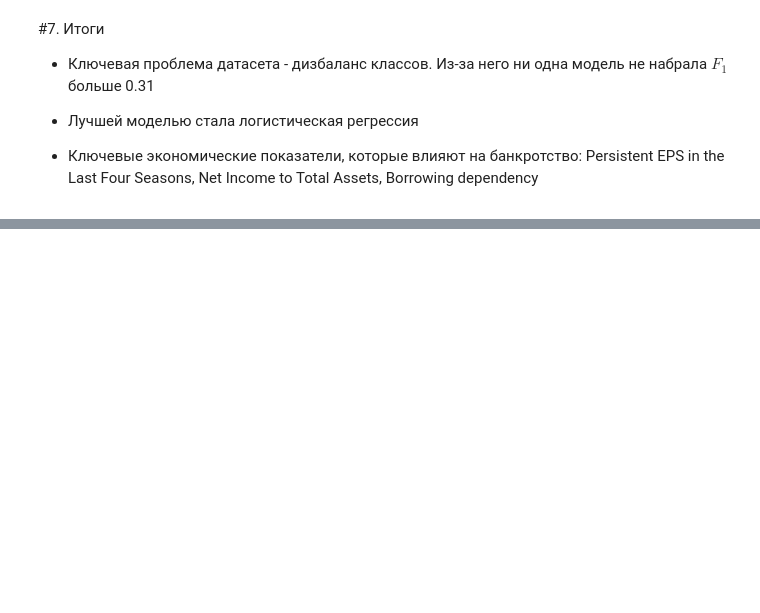
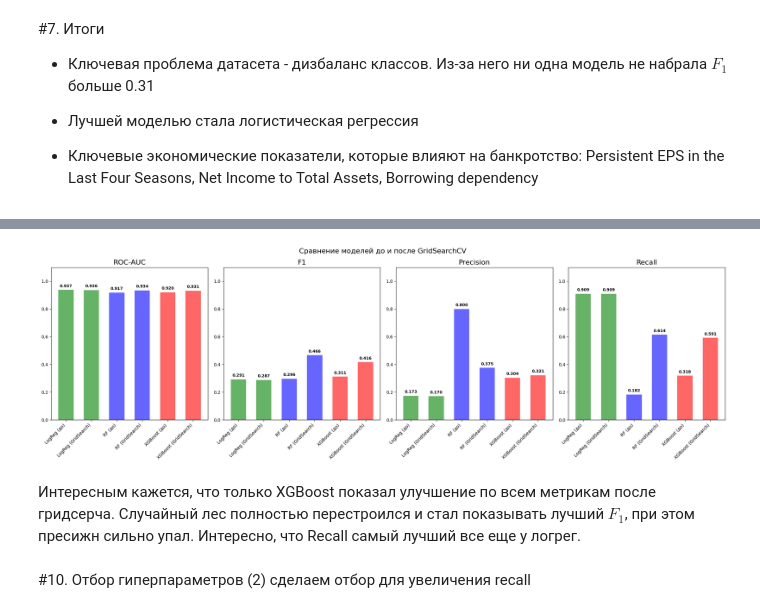
Before and after one commit to maxmiheev/mikheev6sem, a Jupyter notebook: project/MyProject.ipynb, the cells around one changed output, grey strips where cells are left out. Cells and saved outputs as stored; diff of their text form; code cells hidden in the pictures; blank space fills up the shorter version.

```diff
--- a/project/MyProject.ipynb
+++ b/project/MyProject.ipynb
@@ -663,6 +668,8 @@ plt.show()
 - зависимость от кредитных денег
 что вполне укладывается в рамки разумного.
 # %%
+coef_df = pd.DataFrame({'Feature': X.columns, 'Coefficient': logreg.coef_[0]})
+
 coef_df = coef_df.sort_values(by='Coefficient')
 
 ax = coef_df.plot(x='Feature',y='Coefficient', kind='barh', figsize=(14,10), legend=False, fontsize=16, alpha=0.6)
@@ -693,0 +832,21 @@ plt.show()
+# %%
+results_comparison = {
+    'LogReg (до)':        (y_pred,        y_proba),
+    'LogReg (GridSearch)': (y_pred_lr_gs, y_proba_lr_gs),
+    'RF (до)':            (y_pred_rf,     y_proba_rf),
+    'RF (GridSearch)':    (y_pred_rf_gs,  y_proba_rf_gs),
+    'XGBoost (до)':       (y_pred_xgb,    y_proba_xgb),
+    'XGBoost (GridSearch)':(y_pred_xgb_gs,y_proba_xgb_gs),
+}
+
+rows = {}
+for name, (pred, proba) in results_comparison.items():
+    rows[name] = {
+        'ROC-AUC':  round(roc_auc_score(y_test, proba), 3),
+        'F1':       round(f1_score(y_test, pred), 3),
+        'Precision': round(precision_score(y_test, pred), 3),
+        'Recall':   round(recall_score(y_test, pred), 3),
+    }
+
+df_comparison = pd.DataFrame(rows).T
+print(df_comparison)
@@ -693,0 +861,28 @@ plt.show()
+# %%
+fig, axes = plt.subplots(1, 4, figsize=(22, 7))
+metrics = ['ROC-AUC', 'F1', 'Precision', 'Recall']
+colors = ['green', 'green', 'blue', 'blue', 'red', 'red']
+
+for ax, metric in zip(axes, metrics):
+    bars = ax.bar(range(len(df_comparison)), df_comparison[metric],
+                  color=colors, alpha=0.6, width=0.6)
+    ax.set_title(metric, fontsize=16)
+    ax.set_ylim(0, 1.1)
+    ax.set_xticks(range(len(df_comparison)))
+    ax.set_xticklabels(df_comparison.index, rotation=45, ha='right', fontsize=10)
+    ax.tick_params(axis='y', labelsize=10)
+    for bar, val in zip(bars, df_comparison[metric]):
+        ax.text(bar.get_x() + bar.get_width()/2,
+                val + 0.02, f'{val:.3f}',
+                ha='center', fontsize=9, fontweight='bold')
+
+fig.suptitle('Сравнение моделей до и после GridSearchCV', fontsize=16)
+plt.tight_layout()
+plt.show()
+# %% [output]
+[figure, added]
+# %% [markdown]
+Интересным кажется, что только XGBoost показал улучшение по всем метрикам после гридсерча. Случайный лес полностью перестроился и стал показывать лучший $F_1$, при этом пресижн сильно упал. Интересно, что Recall самый лучший все еще у логрег.
+# %% [markdown]
+#10. Отбор гиперпараметров (2)
+сделаем отбор для увеличения recall
```
Also changed, not shown: parts of 21 cells of this notebook.
